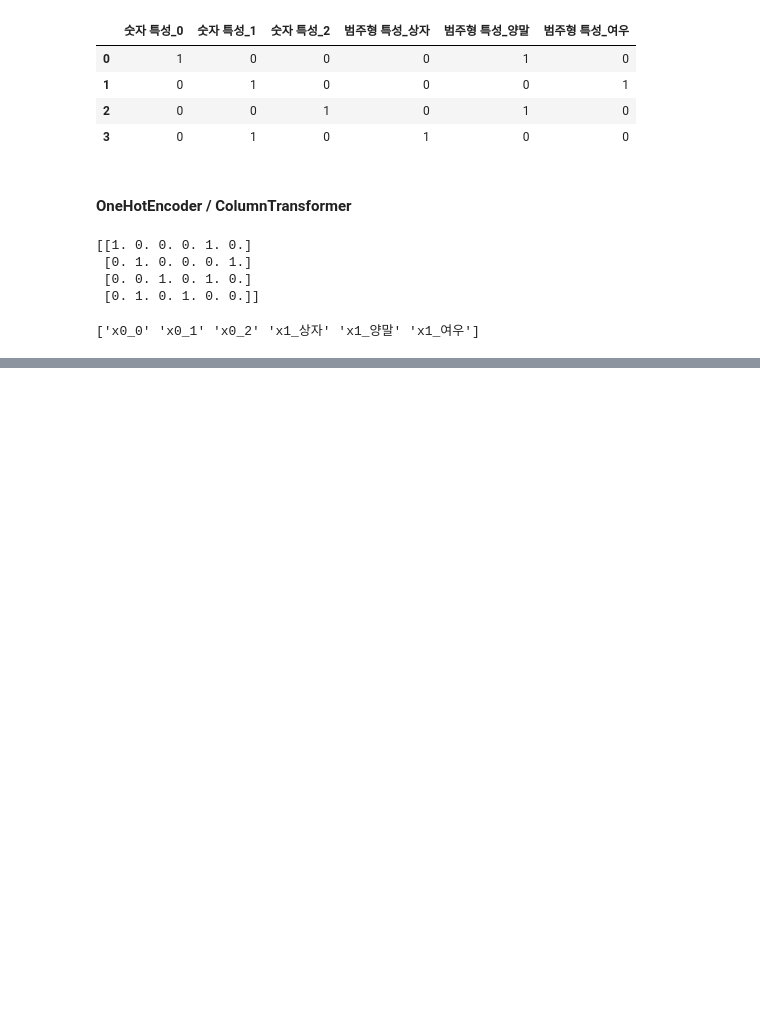
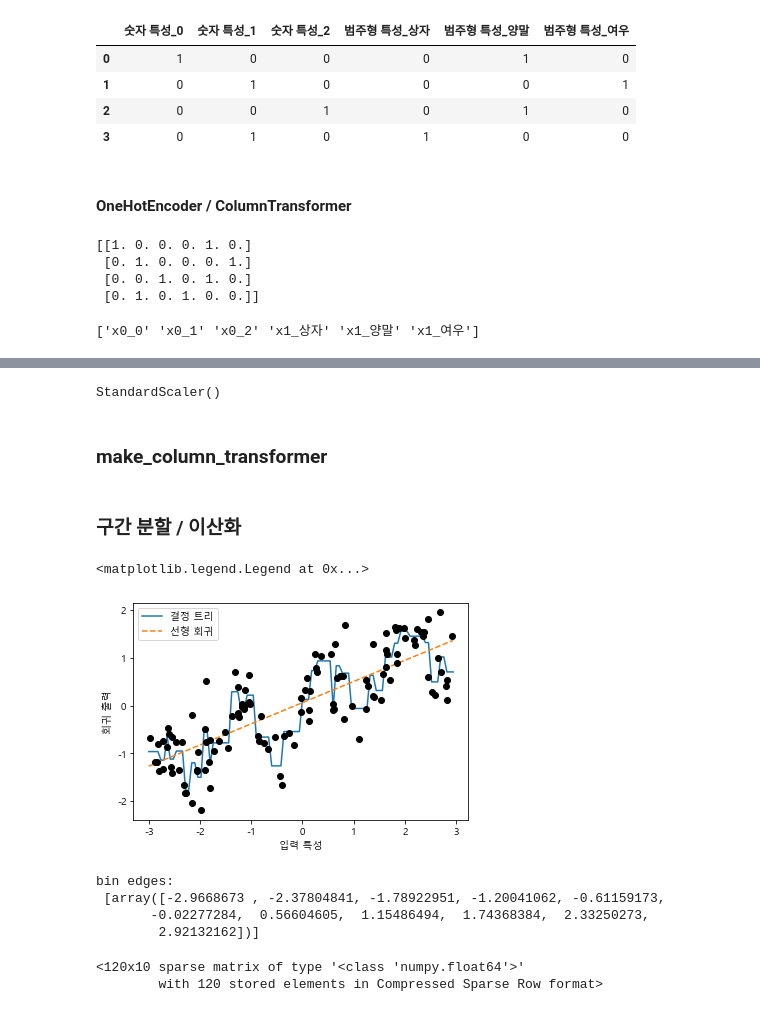
Before and after one commit to ikeven94/py_repo, a Jupyter notebook: Feature_Engineering.ipynb, the cells around one changed output, grey strips where cells are left out. Drawn from its saved outputs; the diff is of its cells as text; code cells hidden in the pictures; blank space fills up the shorter version.

```diff
--- a/Feature_Engineering.ipynb
+++ b/Feature_Engineering.ipynb
@@ -132,0 +185,6 @@ ValueError: Input contains NaN
+# %%
+ct.named_transformers_.scaling
+# %% [output]
+StandardScaler()
+# %% [markdown]
+### make_column_transformer
@@ -132,0 +197,54 @@ ValueError: Input contains NaN
+# %% [markdown]
+### 구간 분할 / 이산화
+# %%
+# 한글 깨짐 방지 코드
+import matplotlib
+from matplotlib import font_manager, rc
+import platform
+if platform.system()=="Windows":
+    font_name=font_manager.FontProperties(fname="c:/Windows/Fonts/malgun.ttf").get_name()
+    rc('font', family=font_name)
+matplotlib.rcParams['axes.unicode_minus']=False
+
+import warnings
+warnings.filterwarnings("ignore")
+# %%
+from sklearn.linear_model import LinearRegression
+from sklearn.tree import DecisionTreeRegressor
+import mglearn
+import numpy as np
+import matplotlib.pyplot as plt
+
+X,y = mglearn.datasets.make_wave(n_samples=120)
+line = np.linspace(-3,3,100, endpoint=False).reshape(-1,1)
+
+reg = DecisionTreeRegressor(min_samples_leaf=3).fit(X,y)
+plt.plot(line, reg.predict(line), label="결정 트리")
+
+reg = LinearRegression().fit(X,y)
+plt.plot(line, reg.predict(line), '--', label="선형 회귀")
+
+plt.plot(X[:,0],y,'o',c='k')
+plt.ylabel('회귀 출력')
+plt.xlabel('입력 특성')
+plt.legend(loc='best')
+# %% [output]
+<matplotlib.legend.Legend at 0x...>
+[figure, added]
+# %%
+from sklearn.preprocessing import KBinsDiscretizer
+
+kb = KBinsDiscretizer(n_bins=10, strategy='uniform')
+kb.fit(X)
+print('bin edges: \n', kb.bin_edges_)
+# %% [output]
+bin edges:
+ [array([-2.9668673 , -2.37804841, -1.78922951, -1.20041062, -0.61159173,
+       -0.02277284,  0.56604605,  1.15486494,  1.74368384,  2.33250273,
+        2.92132162])]
+# %%
+X_binned = kb.transform(X)
+X_binned
+# %% [output]
+<120x10 sparse matrix of type '<class 'numpy.float64'>'
+        with 120 stored elements in Compressed Sparse Row format>
```
Also changed, not shown: parts of 12 cells of this notebook.
